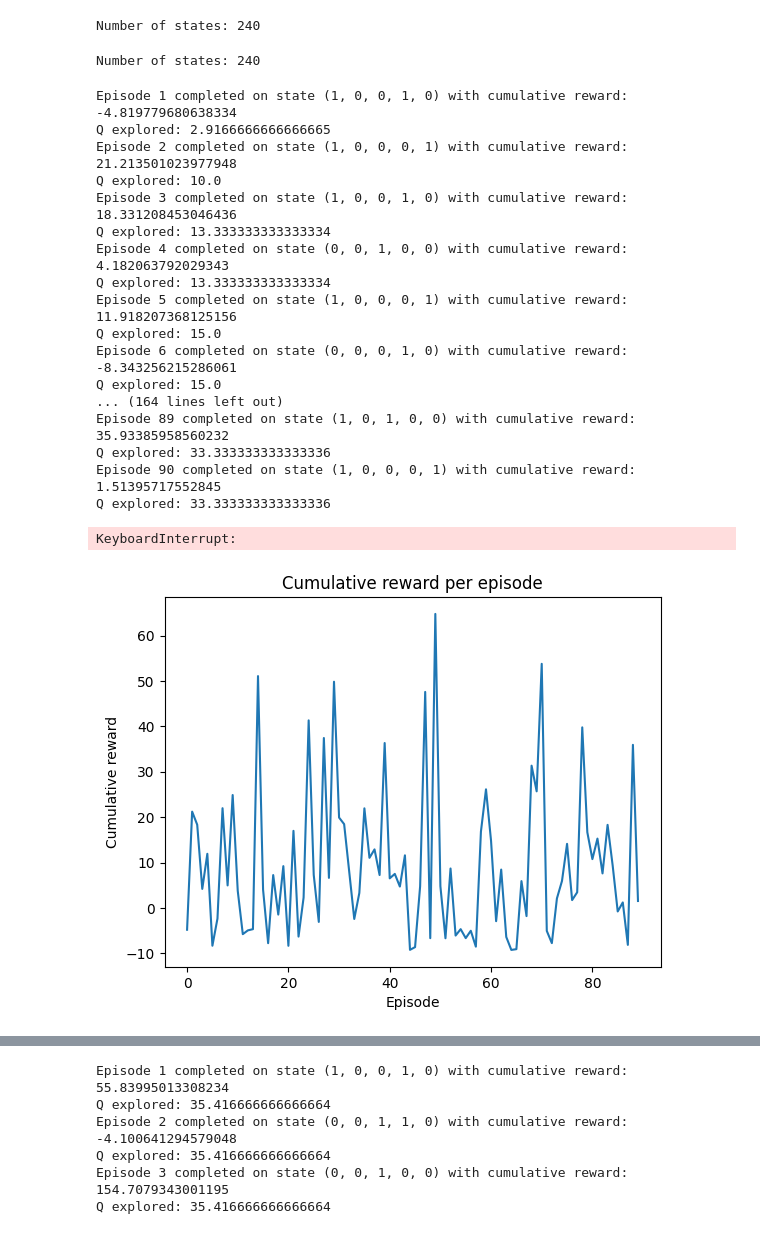
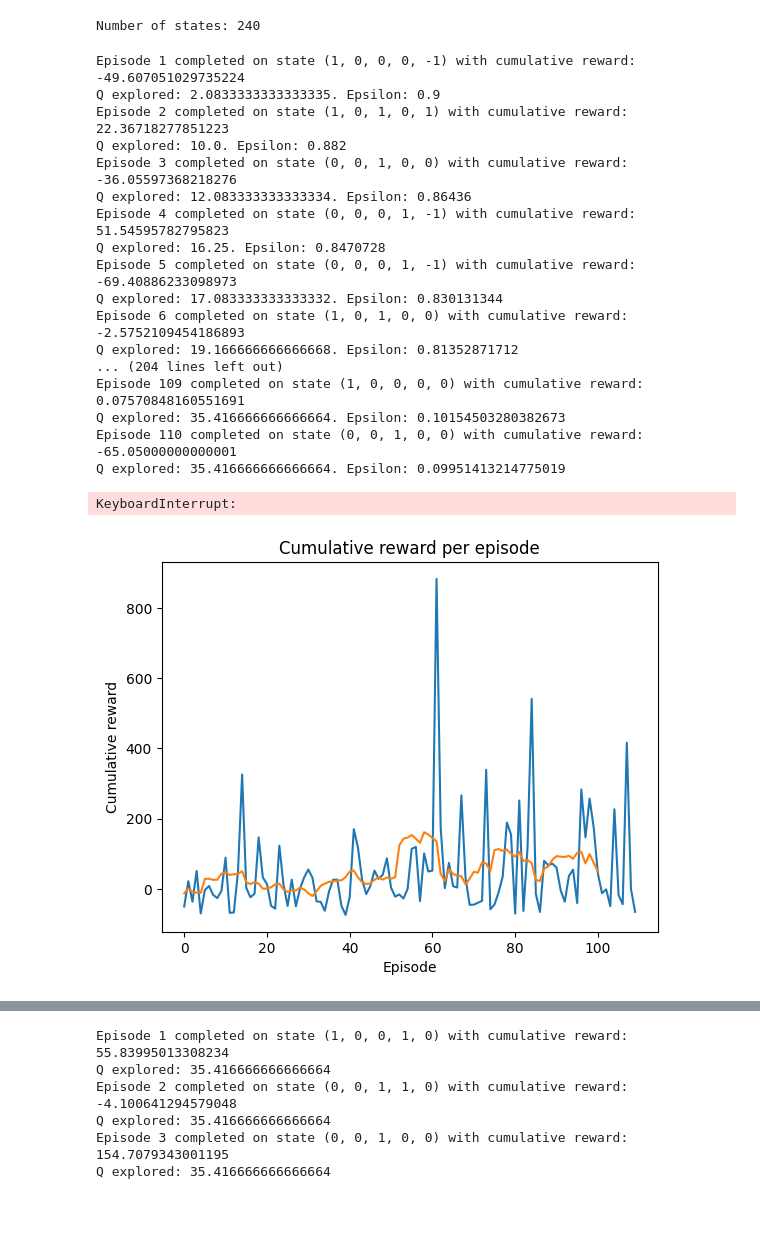
Before and after one commit to ontenkutsenko/RL_Autonomous_Driving, a Jupyter notebook: Individual Notebooks/mateus_testing.ipynb, the cells around one changed output, grey strips where cells are left out. Saved outputs shown, nothing was run; the diff lists cells and outputs as text; code cells hidden in the pictures.

```diff
--- a/Individual Notebooks/mateus_testing.ipynb
+++ b/Individual Notebooks/mateus_testing.ipynb
@@ -192,7 +201,7 @@ class OccupancyGrid():
                 action = self.policy()
             obs, reward, done, truncate, info = self.env.step(action)
             self.current_obs = obs
-            print(self.get_state(type='lane-wise', decode=True), decode_meta_action(action), fix_reward(reward, skew_speed=2))
+            print(self.get_state(type='lane-wise', decode=True), decode_meta_action(action), reward)
             time.sleep(1)
             # end = time.time()
             # print(f"Time taken: {end-start}")
@@ -257,7 +266,6 @@ class Sarsa(OccupancyGrid):
             done = False
             while not done:
                 next_obs, reward, done, truncate, info = env.step(action)
-                reward = fix_reward(reward, done=done, colision_reward=self.colision_reward, skew_speed=self.skew_speed)
                 next_state = self.get_state()
                 next_action = self.epsilon_greedy(next_state)
 
@@ -919,55 +1091,44 @@ class Q_learning(Algortihm):
 # %%
-sar = Sarsa(print_stats=True,
-        epsilon=0.2,
+Q = Q_learning(print_stats=True,
+        epsilon=0.9,
+        epsilon_decay=0.98,
+        min_epsilon=0.05,
         alpha=0.1,
         gamma=0.98,
         state_type='danger',
         policy_frequency=2,
         sim_frequency=10,
-        colision_reward=-5,
-        skew_speed=1,
-        danger_threshold_x=10,
-        danger_threshold_y=10)
+        danger_threshold_x=15,
+        danger_threshold_y=10,
+        x_speed_coef=1.2,
+        colision_reward=-75,
+        high_speed_reward=5,
+        reward_speed_range=[20, 30],
+        to_right_reward=2.5, to_right_skewness=2, change_lane_reward=-0.25)
 # %% [output]
 Number of states: 240
-# %%
-Q = Q_learning(print_stats=True,
-        epsilon=0.9,
-        epsilon_decay=0.98,
-        min_epsilon=0.05,
-        alpha=0.1,
-        gamma=0.98,
-        state_type='danger',
-        policy_frequency=2,
-        sim_frequency=10,
-        colision_reward=-10,
-        skew_speed=1,
-        danger_threshold_x=15,
-        danger_threshold_y=10)
-# %% [output]
-Number of states: 240
 # %%
-Q.train(m=100, verbose=2)
+Q.train(m=150, verbose=2)
 # %% [output]
-Episode 1 completed on state (1, 0, 0, 1, 0) with cumulative reward: -4.819779680638334
-Q explored: 2.9166666666666665
-Episode 2 completed on state (1, 0, 0, 0, 1) with cumulative reward: 21.213501023977948
-Q explored: 10.0
-Episode 3 completed on state (1, 0, 0, 1, 0) with cumulative reward: 18.331208453046436
-Q explored: 13.333333333333334
-Episode 4 completed on state (0, 0, 1, 0, 0) with cumulative reward: 4.182063792029343
-Q explored: 13.333333333333334
-Episode 5 completed on state (1, 0, 0, 0, 1) with cumulative reward: 11.918207368125156
-Q explored: 15.0
-Episode 6 completed on state (0, 0, 0, 1, 0) with cumulative reward: -8.343256215286061
-Q explored: 15.0
-... (164 lines left out)
-Episode 89 completed on state (1, 0, 1, 0, 0) with cumulative reward: 35.93385958560232
-Q explored: 33.333333333333336
-Episode 90 completed on state (1, 0, 0, 0, 1) with cumulative reward: 1.51395717552845
-Q explored: 33.333333333333336
+Episode 1 completed on state (1, 0, 0, 0, -1) with cumulative reward: -49.607051029735224
+Q explored: 2.0833333333333335. Epsilon: 0.9
+Episode 2 completed on state (1, 0, 1, 0, 1) with cumulative reward: 22.36718277851223
+Q explored: 10.0. Epsilon: 0.882
+Episode 3 completed on state (0, 0, 1, 0, 0) with cumulative reward: -36.05597368218276
+Q explored: 12.083333333333334. Epsilon: 0.86436
+Episode 4 completed on state (0, 0, 0, 1, -1) with cumulative reward: 51.54595782795823
+Q explored: 16.25. Epsilon: 0.8470728
+Episode 5 completed on state (0, 0, 0, 1, -1) with cumulative reward: -69.40886233098973
+Q explored: 17.083333333333332. Epsilon: 0.830131344
+Episode 6 completed on state (1, 0, 1, 0, 0) with cumulative reward: -2.5752109454186893
+Q explored: 19.166666666666668. Epsilon: 0.81352871712
+... (204 lines left out)
+Episode 109 completed on state (1, 0, 0, 0, 0) with cumulative reward: 0.07570848160551691
+Q explored: 35.416666666666664. Epsilon: 0.10154503280382673
+Episode 110 completed on state (0, 0, 1, 0, 0) with cumulative reward: -65.05000000000001
+Q explored: 35.416666666666664. Epsilon: 0.09951413214775019
 KeyboardInterrupt:
 # %%
-Q.plot_rewards_history()
+Q.plot_rewards_history(smoothing=10)
 # %% [output]
-[figure, old version]
+[figure, new version]
```
Also changed, not shown: parts of 19 cells of this notebook.
